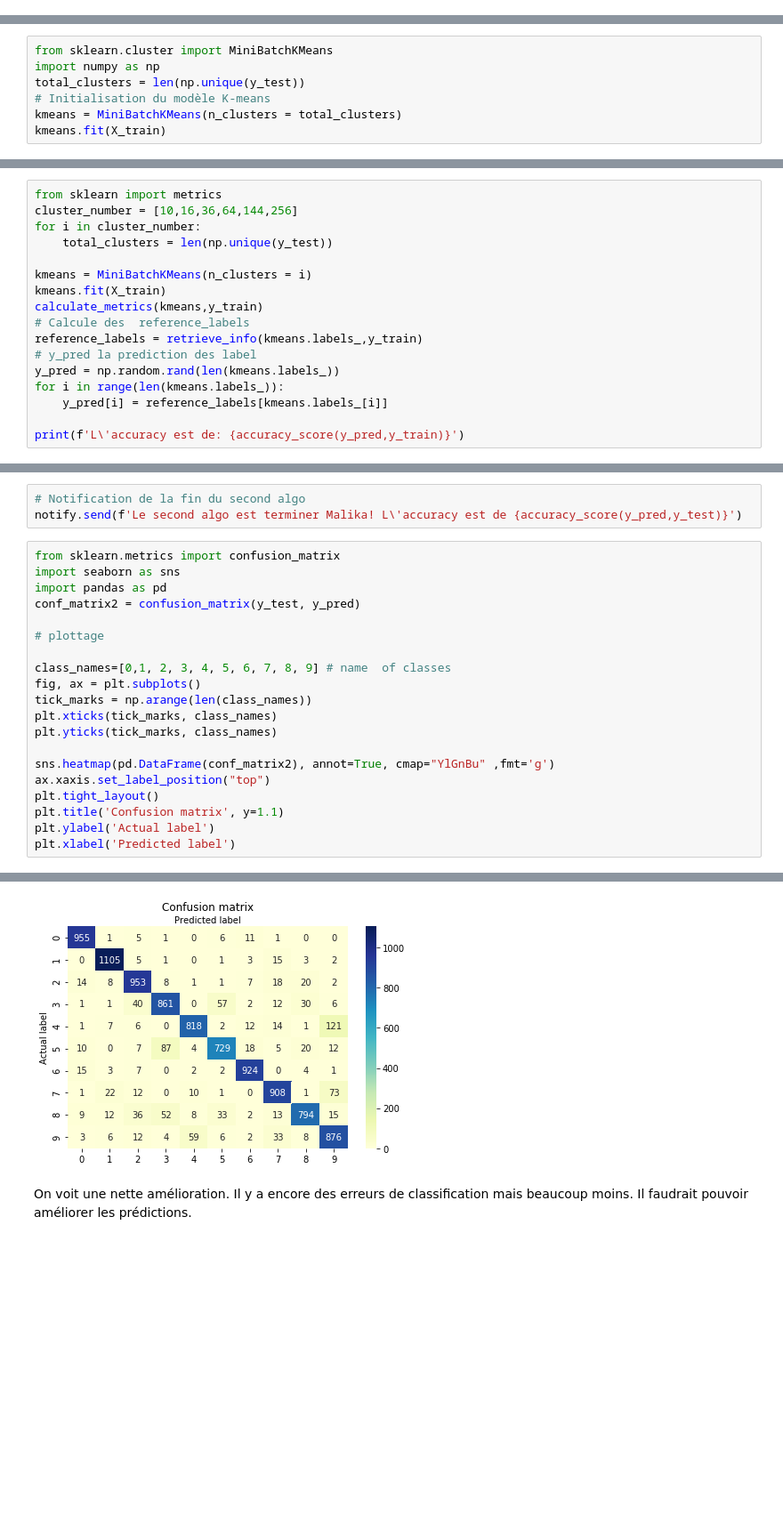
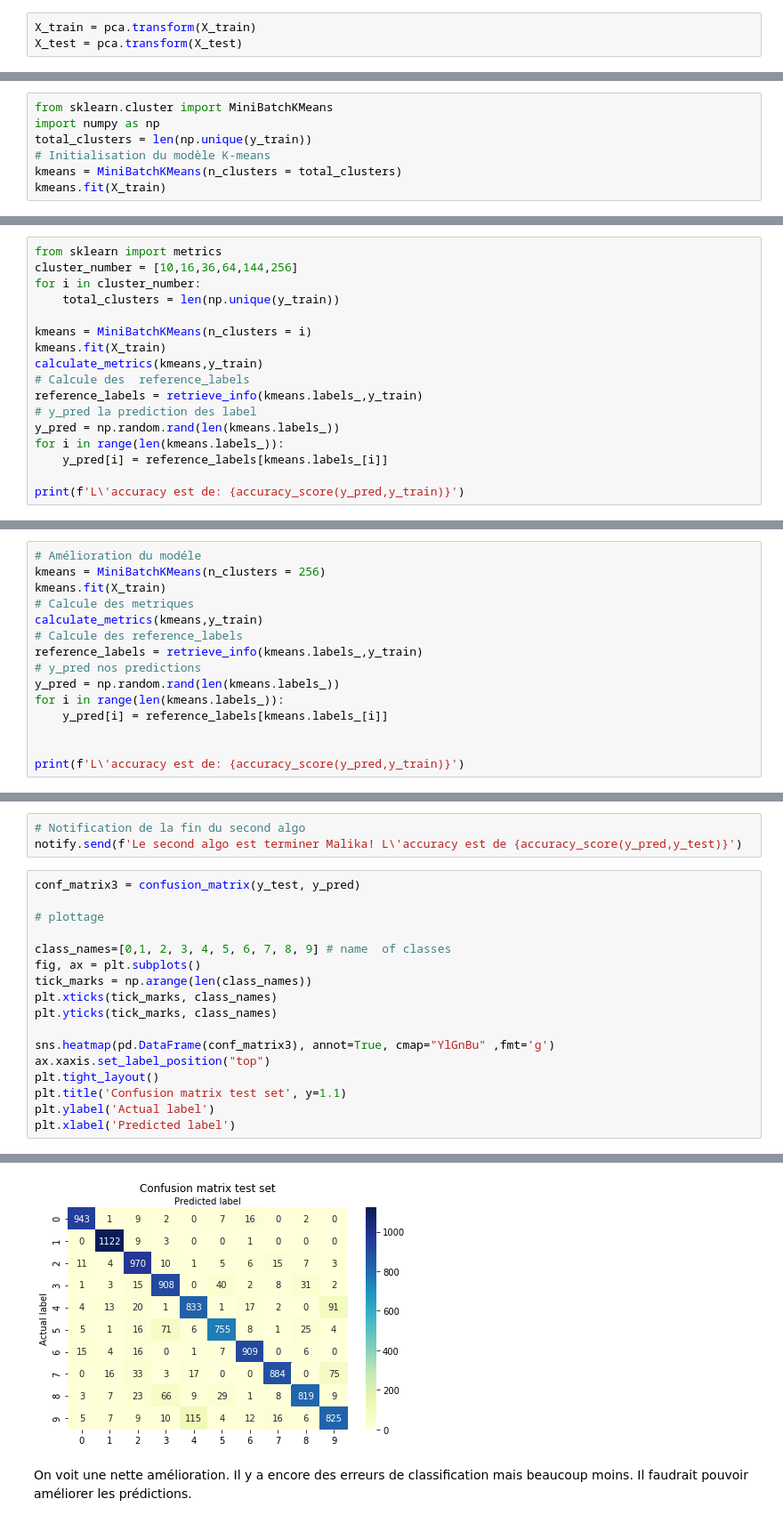
Before and after one commit to malikaO/Projet_perso_classification_image, a Jupyter notebook: Modèle2.ipynb, the cells around one changed output, grey strips where cells are left out. Shown at 89% size. Cells and saved outputs as stored; diff of their text form; blank space fills up the shorter version.

```diff
--- a/Modèle2.ipynb
+++ b/Modèle2.ipynb
@@ -95,3 +212,6 @@ print(X_test.shape)
+# %%
+X_train = pca.transform(X_train)
+X_test = pca.transform(X_test)
 # %% [markdown]
 Maintenant que le prétraitement des données est terminé, nous passons à la construction du modèle avec Mini Batch K-Means.
 # %% [markdown]
@@ -101,7 +221,7 @@ Mini Batch K-Means fonctionne de manière similaire à l'algorithme K-Means. La
 # %%
 from sklearn.cluster import MiniBatchKMeans
 import numpy as np
-total_clusters = len(np.unique(y_test))
+total_clusters = len(np.unique(y_train))
 # Initialisation du modèle K-means
 kmeans = MiniBatchKMeans(n_clusters = total_clusters)
 kmeans.fit(X_train)
@@ -211,7 +341,7 @@ def calculate_metrics(model,output):
 from sklearn import metrics
 cluster_number = [10,16,36,64,144,256]
 for i in cluster_number:
-    total_clusters = len(np.unique(y_test))
+    total_clusters = len(np.unique(y_train))
 
 kmeans = MiniBatchKMeans(n_clusters = i)
 kmeans.fit(X_train)
@@ -242,0 +387,15 @@ La précision est de 88,7% pour «nombre de clusters» = 256. Par conséquent, n
+# %%
+# Amélioration du modéle
+kmeans = MiniBatchKMeans(n_clusters = 256)
+kmeans.fit(X_train)
+# Calcule des metriques
+calculate_metrics(kmeans,y_train)
+# Calcule des reference_labels
+reference_labels = retrieve_info(kmeans.labels_,y_train)
+# y_pred nos predictions
+y_pred = np.random.rand(len(kmeans.labels_))
+for i in range(len(kmeans.labels_)):
+    y_pred[i] = reference_labels[kmeans.labels_[i]]
+
+
+print(f'L\'accuracy est de: {accuracy_score(y_pred,y_train)}')
@@ -264,28 +468,25 @@ L'accuracy est de: 0.8923
 # Notification de la fin du second algo
 notify.send(f'Le second algo est terminer Malika! L\'accuracy est de {accuracy_score(y_pred,y_test)}')
 # %%
-from sklearn.metrics import confusion_matrix
-import seaborn as sns
-import pandas as pd
-conf_matrix2 = confusion_matrix(y_test, y_pred)
+conf_matrix3 = confusion_matrix(y_test, y_pred)
 
 # plottage
 
 class_names=[0,1, 2, 3, 4, 5, 6, 7, 8, 9] # name  of classes
 fig, ax = plt.subplots()
 tick_marks = np.arange(len(class_names))
 plt.xticks(tick_marks, class_names)
 plt.yticks(tick_marks, class_names)
 
-sns.heatmap(pd.DataFrame(conf_matrix2), annot=True, cmap="YlGnBu" ,fmt='g')
+sns.heatmap(pd.DataFrame(conf_matrix3), annot=True, cmap="YlGnBu" ,fmt='g')
 ax.xaxis.set_label_position("top")
 plt.tight_layout()
-plt.title('Confusion matrix', y=1.1)
+plt.title('Confusion matrix test set', y=1.1)
 plt.ylabel('Actual label')
 plt.xlabel('Predicted label')
 # %% [output]
 Text(0.5, 257.44, 'Predicted label')
-[figure, old version]
+[figure, new version]
 # %% [markdown]
 On voit une nette amélioration. Il y a encore des erreurs de classification mais beaucoup moins. Il faudrait pouvoir améliorer les prédictions.
 # %% [markdown]
```
Also changed, not shown: parts of 42 cells of this notebook.
